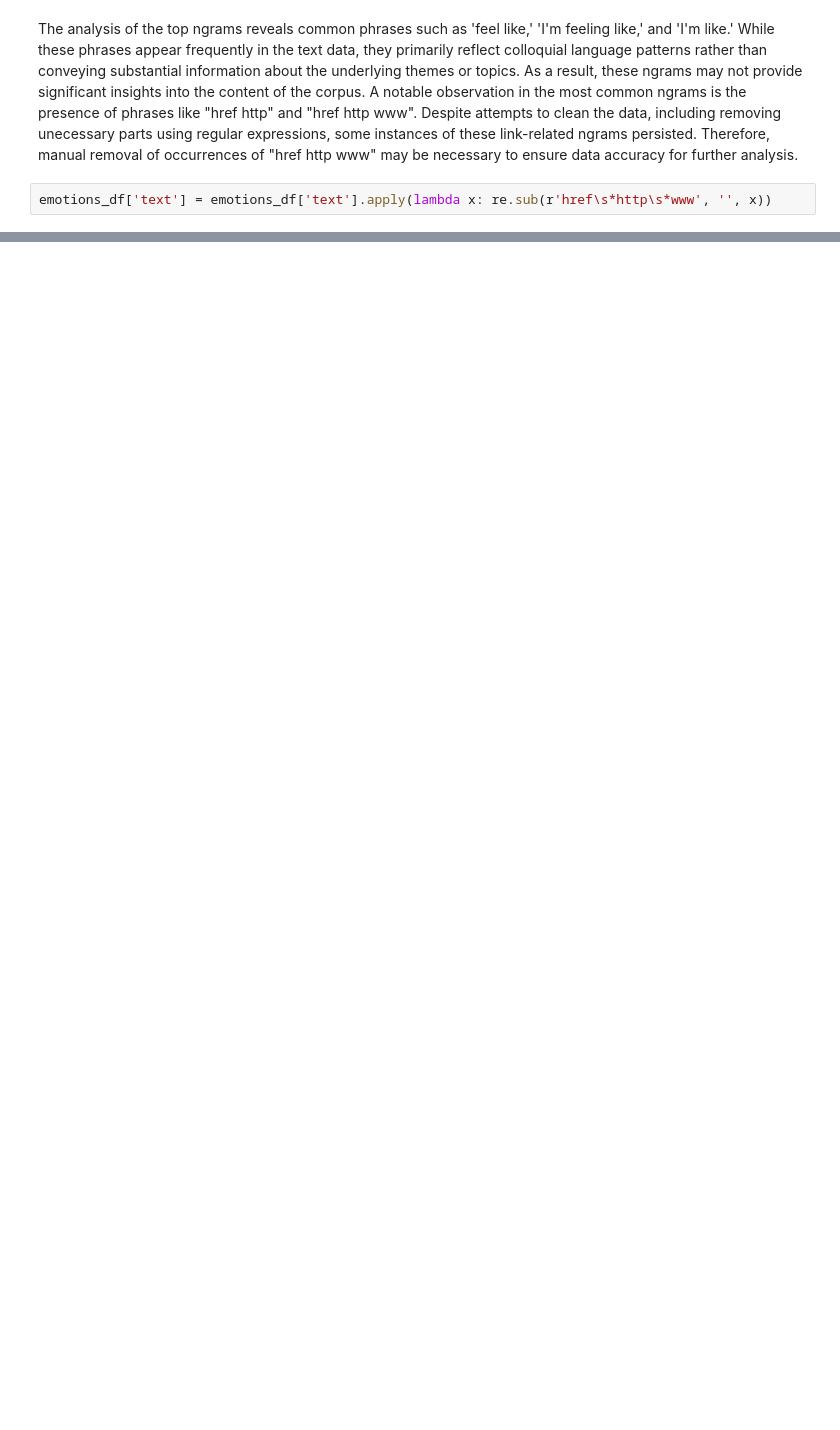
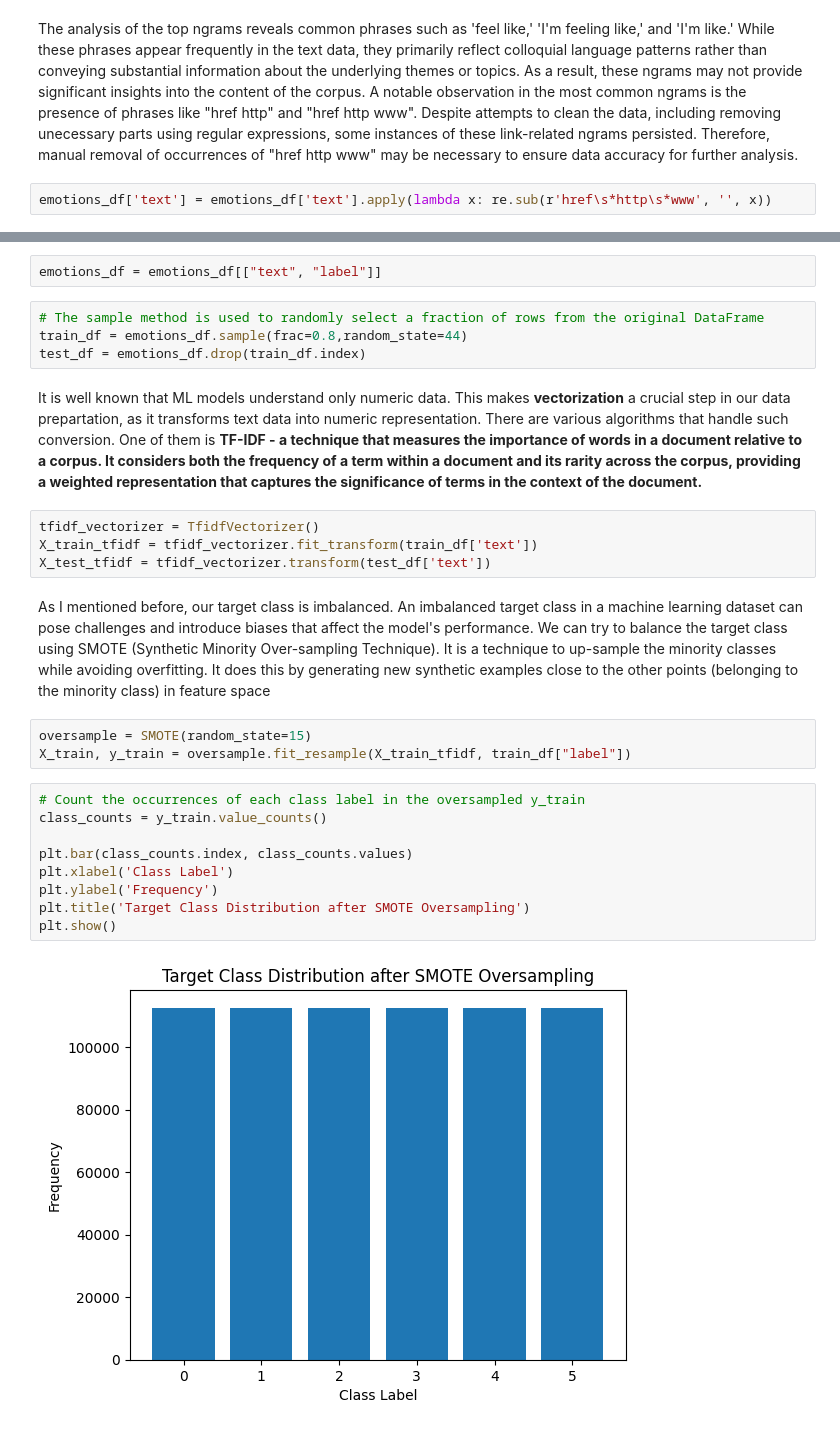
Before and after one commit to olast45/Emotions-Prediction-App, a Jupyter notebook: notebooks/emotions_analysis.ipynb, the cells around one changed output, grey strips where cells are left out. Cells and saved outputs as stored; diff of their text form; blank space fills up the shorter version.

Commit message:
feat: Tokenize text and handle class imbalance

```diff
--- a/notebooks/emotions_analysis.ipynb
+++ b/notebooks/emotions_analysis.ipynb
@@ -439,0 +447,28 @@ emotions_df['text'] = emotions_df['text'].apply(lambda x: re.sub(r'href\s*http\s
+# %%
+emotions_df = emotions_df[["text", "label"]]
+# %%
+# The sample method is used to randomly select a fraction of rows from the original DataFrame
+train_df = emotions_df.sample(frac=0.8,random_state=44)
+test_df = emotions_df.drop(train_df.index)
+# %% [markdown]
+It is well known that ML models understand only numeric data. This makes **vectorization** a crucial step in our data prepartation, as it transforms text data into numeric representation. There are various algorithms that handle such conversion. One of them is **TF-IDF - a technique that measures the importance of words in a document relative to a corpus. It considers both the frequency of a term within a document and its rarity across the corpus, providing a weighted representation that captures the significance of terms in the context of the document.**
+# %%
+tfidf_vectorizer = TfidfVectorizer()
+X_train_tfidf = tfidf_vectorizer.fit_transform(train_df['text'])
+X_test_tfidf = tfidf_vectorizer.transform(test_df['text'])
+# %% [markdown]
+As I mentioned before, our target class is imbalanced. An imbalanced target class in a machine learning dataset can pose challenges and introduce biases that affect the model's performance. We can try to balance the target class using SMOTE (Synthetic Minority Over-sampling Technique). It is a technique to up-sample the minority classes while avoiding overfitting. It does this by generating new synthetic examples close to the other points (belonging to the minority class) in feature space
+# %%
+oversample = SMOTE(random_state=15)
+X_train, y_train = oversample.fit_resample(X_train_tfidf, train_df["label"])
+# %%
+# Count the occurrences of each class label in the oversampled y_train
+class_counts = y_train.value_counts()
+
+plt.bar(class_counts.index, class_counts.values)
+plt.xlabel('Class Label')
+plt.ylabel('Frequency')
+plt.title('Target Class Distribution after SMOTE Oversampling')
+plt.show()
+# %% [output]
+[figure, added]
```
Also changed, not shown: parts of 7 cells of this notebook.
